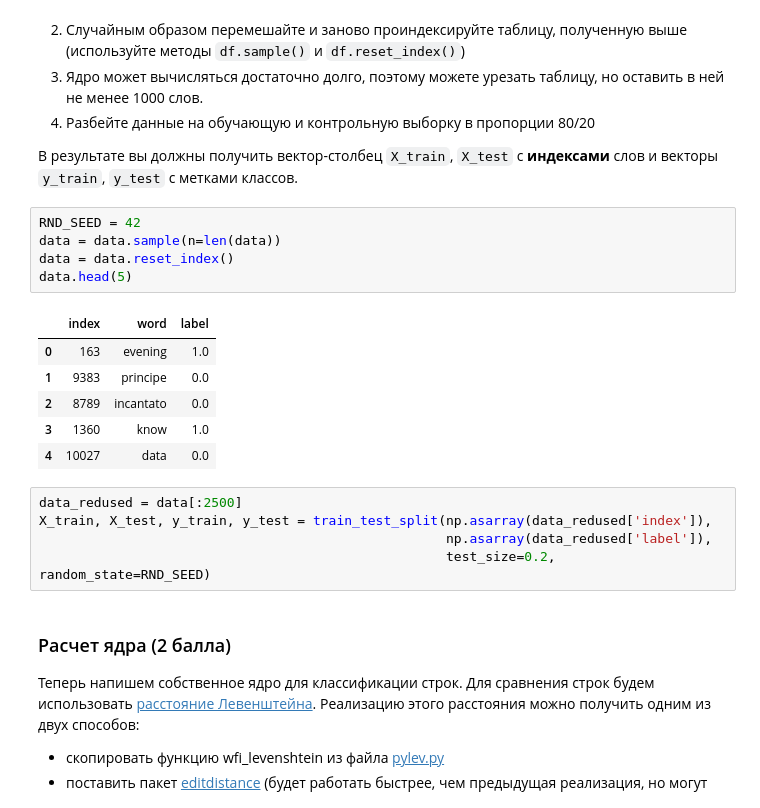
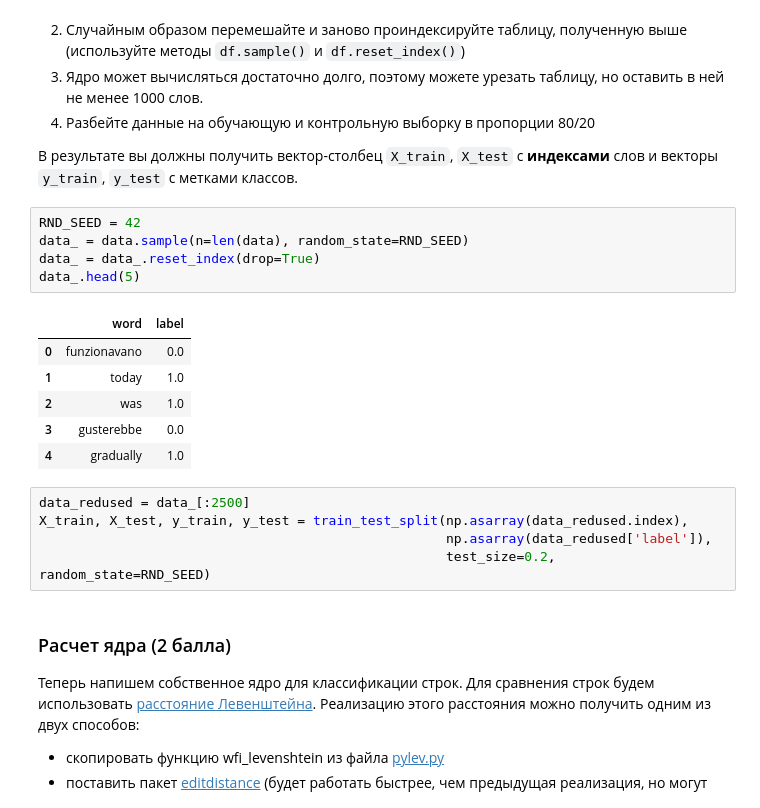
Before and after one commit to BobrG/IreneGit, a Jupyter notebook: hw1-svm.ipynb, the cells around one changed output. Cells and saved outputs as stored; diff of their text form.

```diff
--- a/hw1-svm.ipynb
+++ b/hw1-svm.ipynb
@@ -370,19 +374,19 @@ plt.xlabel('C parameter', fontsize=16)
 В результате вы должны получить вектор-столбец `X_train`, `X_test` с **индексами** слов и векторы `y_train`, `y_test` с метками классов.
 # %%
 RND_SEED = 42
-data = data.sample(n=len(data))
-data = data.reset_index()
-data.head(5)
+data_ = data.sample(n=len(data), random_state=RND_SEED)
+data_ = data_.reset_index(drop=True)
+data_.head(5)
 # %% [output]
-|  | index | word | label |
-| 0 | 163 | evening | 1.0 |
-| 1 | 9383 | principe | 0.0 |
-| 2 | 8789 | incantato | 0.0 |
-| 3 | 1360 | know | 1.0 |
-| 4 | 10027 | data | 0.0 |
+|  | word | label |
+| 0 | funzionavano | 0.0 |
+| 1 | today | 1.0 |
+| 2 | was | 1.0 |
+| 3 | gusterebbe | 0.0 |
+| 4 | gradually | 1.0 |
 # %%
-data_redused = data[:2500]
-X_train, X_test, y_train, y_test = train_test_split(np.asarray(data_redused['index']),
+data_redused = data_[:2500]
+X_train, X_test, y_train, y_test = train_test_split(np.asarray(data_redused.index),
                                                     np.asarray(data_redused['label']),
                                                     test_size=0.2, random_state=RND_SEED)
 # %% [markdown]
```
Also changed, not shown: parts of 12 cells of this notebook.
